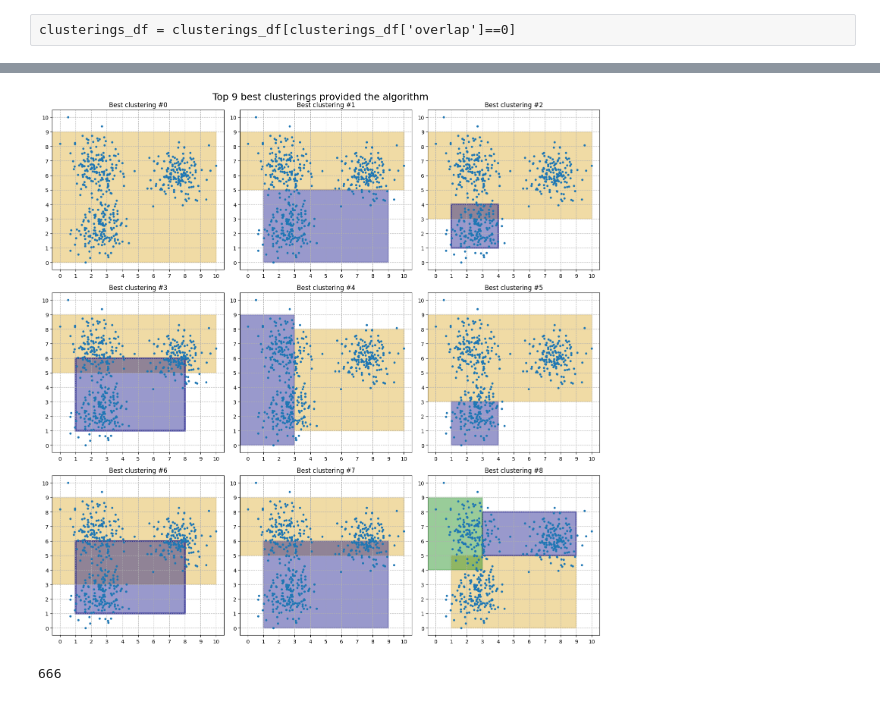
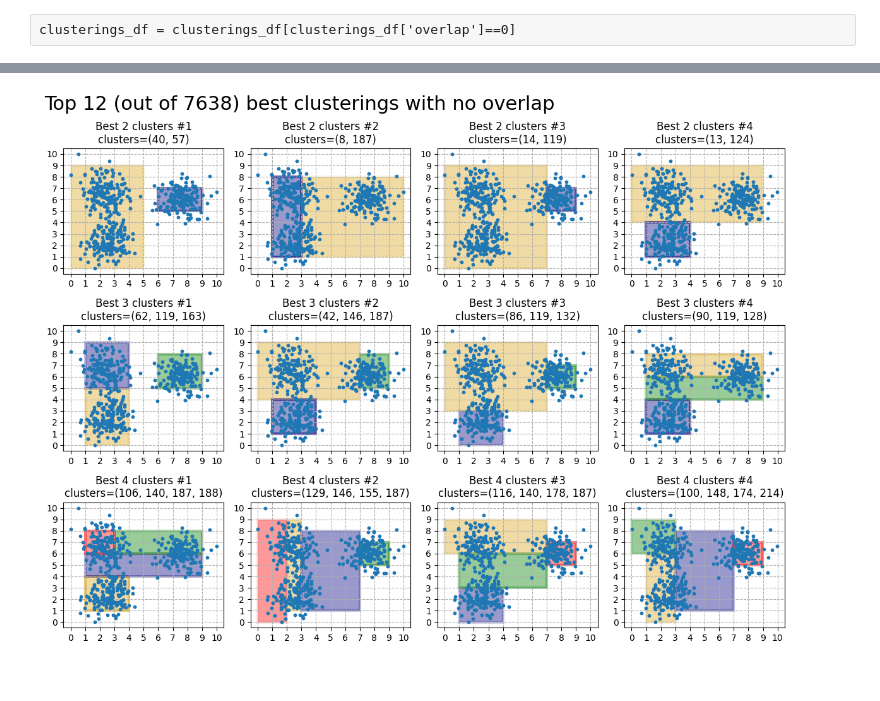
Before and after one commit to EgorDudyrev/Paper_StablePatternClustering, a Jupyter notebook: notebooks/5.09_Clustering_pipeline_RareItemset.ipynb, the cells around one changed output, grey strips where cells are left out. Cells and saved outputs as stored; diff of their text form; code cells hidden in the pictures.

Commit message:
Add density factor when choosing the best clasterings

```diff
--- a/notebooks/5.09_Clustering_pipeline_RareItemset.ipynb
+++ b/notebooks/5.09_Clustering_pipeline_RareItemset.ipynb
@@ -100,3 +102,5 @@ clusterings_dict = {
 }
 clusterings_df = pd.DataFrame(clusterings_dict).T
 clusterings_df.index = clusterings
+# %%
+clusterings_df['density'] = [np.mean([concepts_dict['density'][i] for i in idxs]) for idxs in clusterings_df.index]
@@ -104,10 +117,15 @@ clusterings_df.index = clusterings
 if 'reward' in clusterings_df.columns:
     clusterings_df = clusterings_df.drop(columns='reward')
 
-signs = np.array([1 if f in {'coverage', 'stability'} else -1 for f in clusterings_df])
+weight_params['density_weight'] = 5
+weight_params['stability_weight'] = 1
+weight_params['overlap_weight'] = 2
+weight_params['imbalance_weight'] = 2
+
+signs = np.array([1 if f in {'coverage', 'stability', 'density'} else -1 for f in clusterings_df])
 weights = np.array([1 if f == 'coverage' else weight_params[f"{f}_weight"] for f in clusterings_df])
 
-clusterings_df['reward'] = (clusterings_df*weights*signs).sum(1)
+clusterings_df['reward'] = (clusterings_df/clusterings_df.max()*weights*signs).sum(1)
 # %% [raw]
 clusterings_df = clusterings_df[clusterings_df['overlap']==0]
 # %%
@@ -124,4 +141,0 @@ clusterings_df.head()
-# %%
-best_clustering = clusterings_df.index[2]
-#best_clustering = clusterings_df.sort_values('overlap').index[0]
-concepts_df = pd.DataFrame(concepts_dict)
@@ -128,26 +161,25 @@ concepts_df = pd.DataFrame(concepts_dict)
+# %%
+n_clusters_max = 5
 # %%
-best_clustering = clusterings_df.index[9]
+fig, axs = plt.subplots(3, 4, figsize=(12, 9))
 
-fig, axs = plt.subplots(3, 3, figsize=(15, 15))
+for row_idx, n_clusters in enumerate(range(2,4+1)):
+    flg = (clusterings_df['n_concepts']==n_clusters/n_clusters_max)&(clusterings_df['overlap']==0)
+    best_clusterings = clusterings_df[flg]
+    for i, (ax, best_clustering) in enumerate(zip(axs[row_idx], best_clusterings.index), start=1):
+        vlib.init_axis(ax, f"Best {n_clusters} clusters #{i}\nclusters={best_clusterings.index[i]}",
+                       linscale_x, linscale_y, range(len(linscale_x)), range(len(linscale_y)),
+                       grid_params=dict(zorder=0, linestyle='--'))
 
-for i, (ax, best_clustering) in enumerate(zip(axs.flatten(), clusterings_df.index)):
-    vlib.init_axis(ax, f"Best clustering #{i}",
-                   linscale_x, linscale_y, range(len(linscale_x)), range(len(linscale_y)),
-                   grid_params=dict(zorder=0, linestyle='--'))
+        ax.scatter(X[:,0], X[:,1], zorder=2, s=10)
+        vlib.draw_clustering(ax, best_clustering, concepts_df)
 
-    ax.scatter(X[:,0], X[:,1], zorder=2, s=10)
-    vlib.draw_clustering(ax, best_clustering, concepts_df)
-
-fig.suptitle('Top 9 best clusterings provided the algorithm', size=18)
+fig.suptitle(f'Top {len(axs.flatten())} (out of {len(clusterings_df)}) best clusterings with no overlap',
+             size=22, ha='left', x=0.01)
 fig.tight_layout()
 fig.subplots_adjust()
 # ax.legend(loc='lower right')
-#fig.savefig('../figures/pipe_step4_circlesdata.pdf')
+fig.savefig('../figures/best_clustersNOLAP_blops.pdf')
 plt.show()
 # %% [output]
-[figure, old version]
+[figure, new version]
-# %%
-clusterings4_df = clusterings_df[clusterings_df['n_concepts']==5/5]
-print(len(clusterings4_df))
-# %% [output]
-666
```
Also changed, not shown: parts of 10 cells of this notebook, 2 other files.
